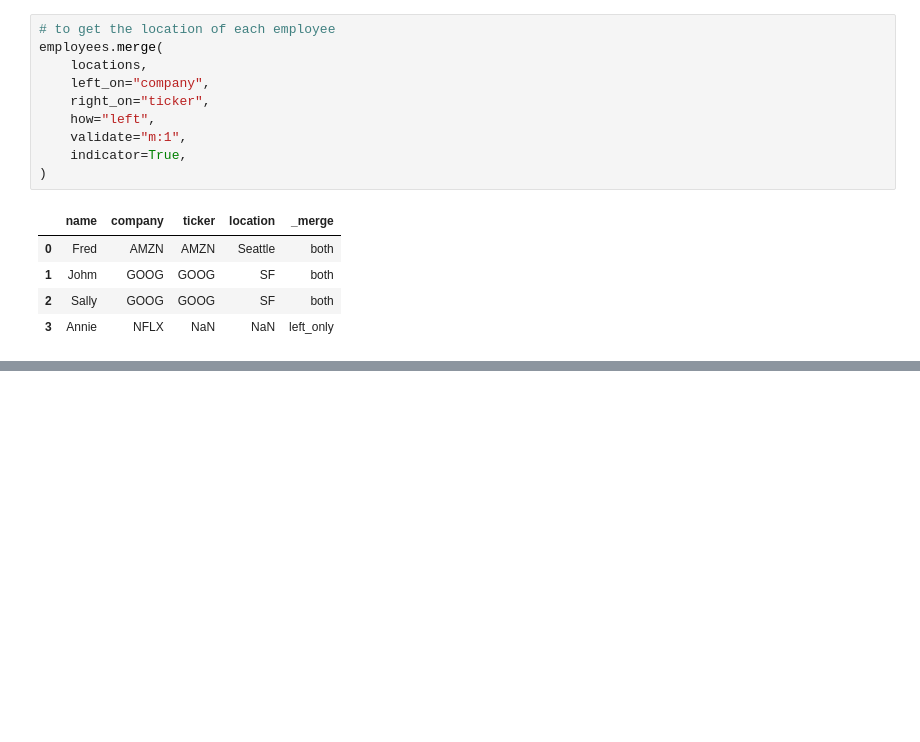
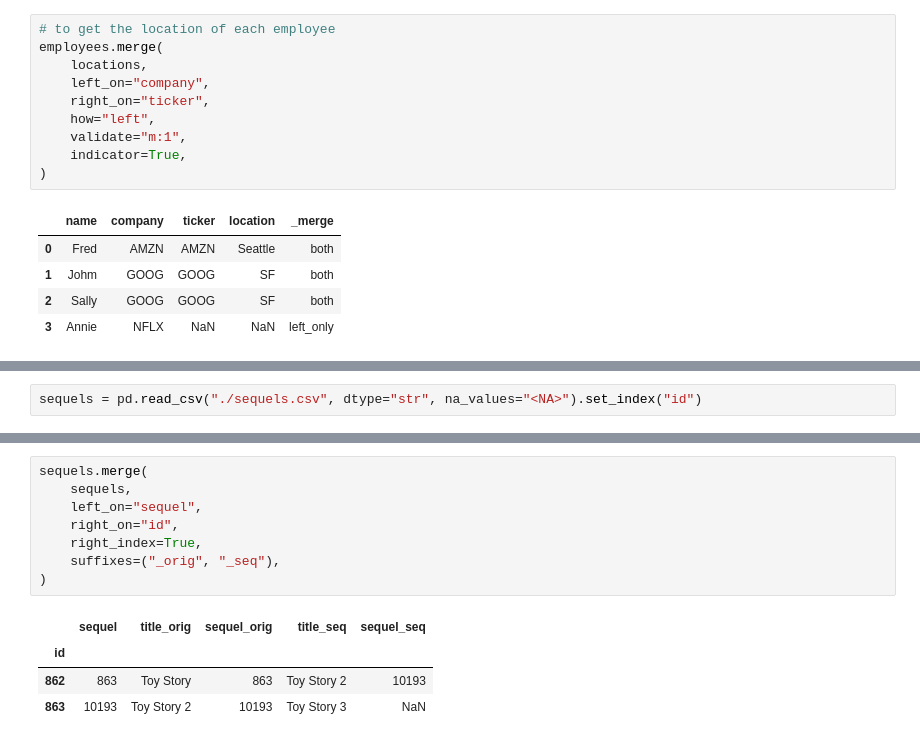
Before and after one commit to AindreaAjax/ML_Introduction, a Jupyter notebook: Pandas/04_DataFrames.ipynb, the cells around one changed output, grey strips where cells are left out. Saved outputs shown, nothing was run; the diff lists cells and outputs as text; blank space fills up the shorter version.

```diff
--- a/Pandas/04_DataFrames.ipynb
+++ b/Pandas/04_DataFrames.ipynb
@@ -1887,0 +1985,2 @@ employees.merge(
+# %%
+sequels = pd.read_csv("./sequels.csv", dtype="str", na_values="<NA>").set_index("id")
@@ -1887,0 +1997,13 @@ employees.merge(
+# %%
+sequels.merge(
+    sequels,
+    left_on="sequel",
+    right_on="id",
+    right_index=True,
+    suffixes=("_orig", "_seq"),
+)
+# %% [output]
+|  | sequel | title_orig | sequel_orig | title_seq | sequel_seq |
+| id |  |  |  |  |  |
+| 862 | 863 | Toy Story | 863 | Toy Story 2 | 10193 |
+| 863 | 10193 | Toy Story 2 | 10193 | Toy Story 3 | NaN |
```
Also changed, not shown: parts of 127 cells of this notebook, 1 other file.
